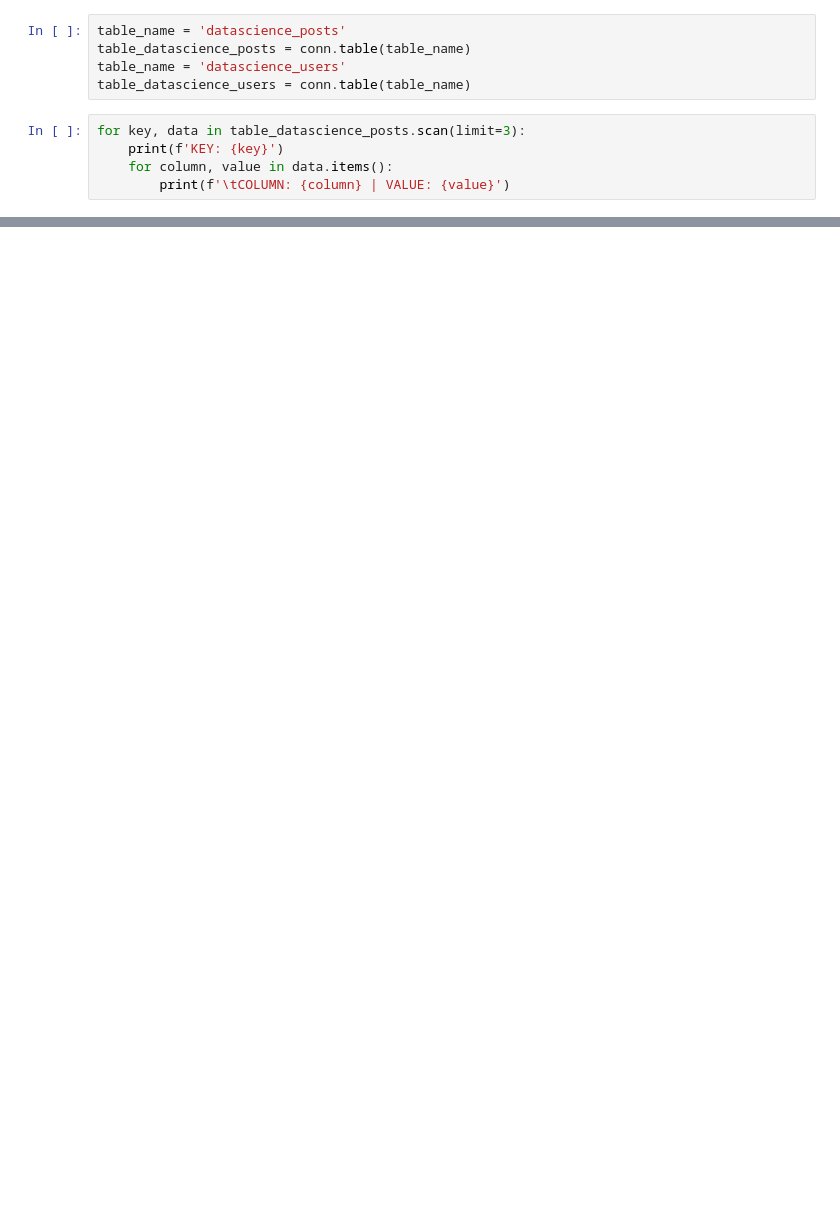
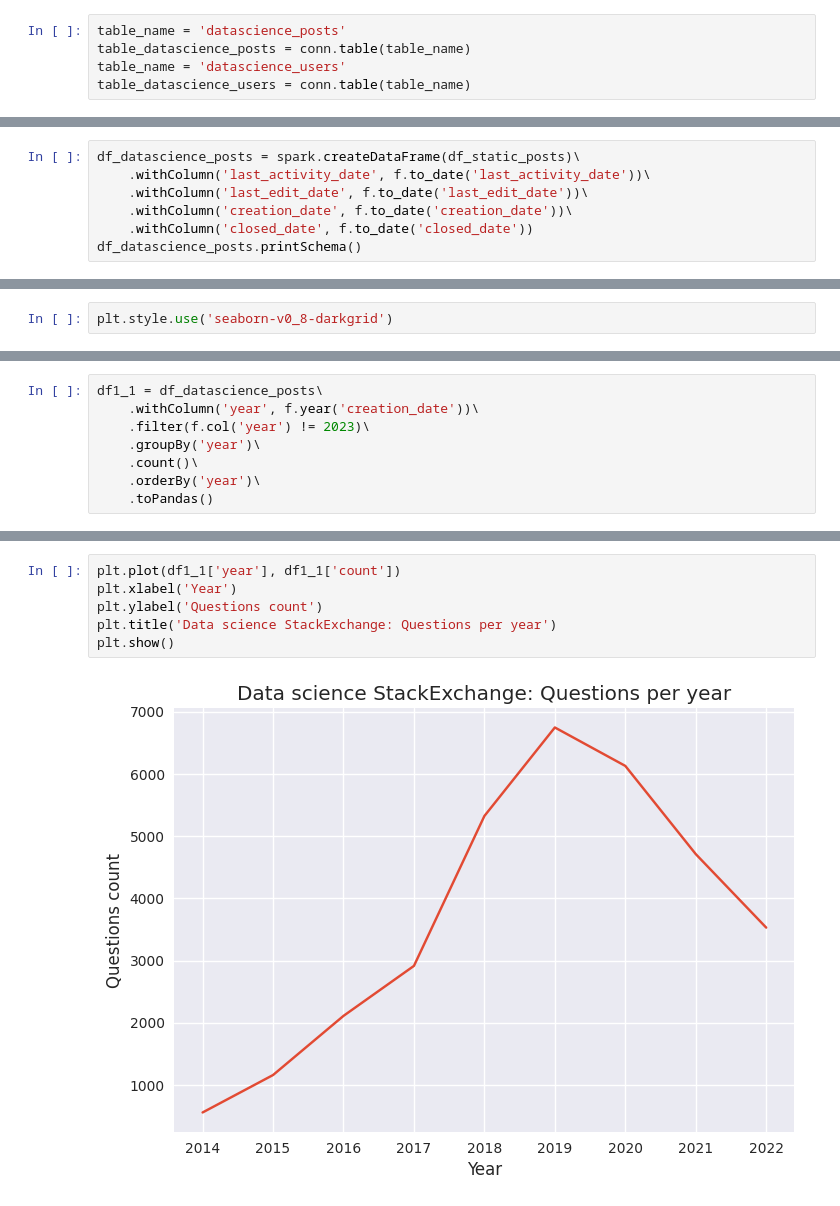
Before and after one commit to maciejors/big_data, a Jupyter notebook: PROJEKT.ipynb, the cells around one changed output, grey strips where cells are left out. Drawn from its saved outputs; the diff is of its cells as text; blank space fills up the shorter version.

Commit message:
add datascience visualisations

```diff
--- a/PROJEKT.ipynb
+++ b/PROJEKT.ipynb
@@ -106,8 +111,3 @@ table_name = 'datascience_posts'
 table_datascience_posts = conn.table(table_name)
 table_name = 'datascience_users'
 table_datascience_users = conn.table(table_name)
-# %%
-for key, data in table_datascience_posts.scan(limit=3):
-    print(f'KEY: {key}')
-    for column, value in data.items():
-        print(f'\tCOLUMN: {column} | VALUE: {value}')
@@ -228,0 +277,7 @@ df_online_tags=pd.DataFrame(df_online_tags_rows)
+# %%
+df_datascience_posts = spark.createDataFrame(df_static_posts)\
+    .withColumn('last_activity_date', f.to_date('last_activity_date'))\
+    .withColumn('last_edit_date', f.to_date('last_edit_date'))\
+    .withColumn('creation_date', f.to_date('creation_date'))\
+    .withColumn('closed_date', f.to_date('closed_date'))
+df_datascience_posts.printSchema()
@@ -228,0 +377,2 @@ df_online_tags=pd.DataFrame(df_online_tags_rows)
+# %%
+plt.style.use('seaborn-v0_8-darkgrid')
@@ -228,0 +381,8 @@ df_online_tags=pd.DataFrame(df_online_tags_rows)
+# %%
+df1_1 = df_datascience_posts\
+    .withColumn('year', f.year('creation_date'))\
+    .filter(f.col('year') != 2023)\
+    .groupBy('year')\
+    .count()\
+    .orderBy('year')\
+    .toPandas()
@@ -228,0 +391,8 @@ df_online_tags=pd.DataFrame(df_online_tags_rows)
+# %%
+plt.plot(df1_1['year'], df1_1['count'])
+plt.xlabel('Year')
+plt.ylabel('Questions count')
+plt.title('Data science StackExchange: Questions per year')
+plt.show()
+# %% [output]
+[figure, added]
```
Also changed, not shown: parts of 59 cells of this notebook, 1 other file.
